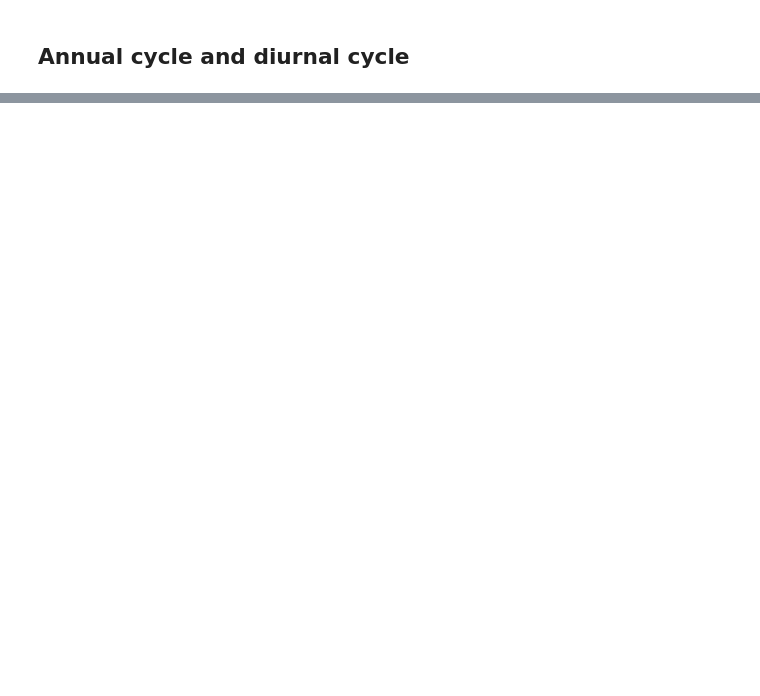
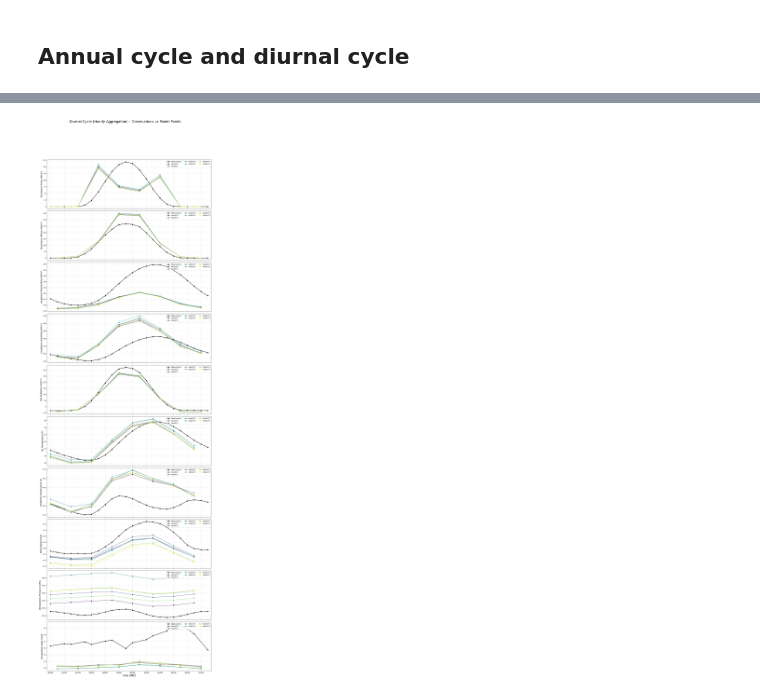
Before and after one commit to JavierDiezSierra/CORDEX_i-Tree-Cool, a Jupyter notebook: observation.ipynb, the cells around one changed output, grey strips where cells are left out. Saved outputs shown, nothing was run; the diff lists cells and outputs as text; code cells hidden in the pictures; blank space fills up the shorter version.

```diff
--- a/observation.ipynb
+++ b/observation.ipynb
@@ -723,0 +342,14 @@ KeyboardInterrupt:
+# %%
+df_final = extract_cordex_series(
+     closest_points=closest_non_urban_points,
+     mapping_mod2obs=mapping_mod2obs,
+     variables_obs=variables_obs,
+     institution=institution,
+     RCM=RCM,
+     ensemble=ensemble,
+     model=model,
+     version=version,
+     start_date=start_date,
+     end_date=end_date,
+     base_path=base_path
+    )
@@ -1024,71 +469,15 @@ Saved: annual_cycle_all_points.png
 # %%
-num_vars = len(daily_cycles)
-# Create figure and subplots
-fig_day, axes_day = plt.subplots(num_vars, 1, figsize=(16, 5 * num_vars), sharex=True)
-
-# Update the plot title to reflect hourly aggregation
-fig_day.suptitle("Diurnal Cycle (Hourly Aggregation) – Observations vs Model Points",
-                 fontsize=22, y=1.02)
-
-# Ensure 'axes_day' is iterable even if only one variable is present
-if num_vars == 1:
-    axes_day = [axes_day]
-
-# Define colors for the model points using a color map
-colors = plt.cm.viridis(np.linspace(0, 1, len(point_ids)))
-
-for i, (name, obs_cycle) in enumerate(daily_cycles.items()):
-    ax = axes_day[i]
-
-    # --- 1. OBS Data Plot ---
-    # Plot observations as a line with markers
-    ax.plot(obs_cycle.index, obs_cycle.values,
-            marker='o', color='black', linewidth=2, label="Observations")
-
-    # --- 2. MODEL Data Plot (Looping through all grid points) ---
-    for j, pid in enumerate(point_ids):
-        # Retrieve the model cycle for the current variable and point ID (pid)
-        # Assumes daily_cycles_mod[variable_name] returns a dict {pid: Series}
-        mod_cycle = daily_cycles_mod[name].get(pid, None)
-
-        if mod_cycle is None:
-            # Skip if no model data is available for this point/variable combination
-            continue
-
-        # --- Interpolation for Smooth Line ---
-        full_hourly_index = pd.Index(range(24), name=mod_cycle.index.name)
-
-        # Reindex the 3-hourly data to the full hourly index and interpolate linearly
-        interpolated_cycle = mod_cycle.reindex(full_hourly_index).interpolate(method='linear')
-
-        # 2. Plot the interpolated (smooth) line without markers
-        ax.plot(interpolated_cycle.index, interpolated_cycle.values,
-                marker='', linestyle='-', linewidth=1.3,
-                color=colors[j],
-                label=f"Model P{pid} (Interpolated)")
-
-        # 3. Plot the actual 3-hourly points (markers only)
-        ax.plot(mod_cycle.index, mod_cycle.values,
-                marker='s', linestyle='', linewidth=0,
-                color=colors[j],
-                alpha=0.7) # Slightly transparent markers
-
-    # Y-axis: Set the variable name and units
-    ax.set_ylabel(f"{name} ({units.get(name, 'Unit')})", fontsize=14)
-    ax.grid(True, linestyle='--', alpha=0.5)
-    ax.legend(fontsize=10, ncol=3)
-
-# --- X-axis formatting (Hours) ---
-# Apply formatting to the last subplot only
-axes_day[-1].set_xticks(range(0, 24, 2)) # Set ticks every 2 hours (0, 2, 4, ..., 22)
-axes_day[-1].set_xticklabels(
-    [str(h) for h in range(0, 24, 2)], # Labels as hour numbers
-    fontsize=12
+plot_diurnal_cycles(
+    daily_cycles=daily_cycles,
+    daily_cycles_mod=daily_cycles_mod,
+    point_ids=point_ids,
+    units=units,
+    plots_dir=plots_dir,
+    institution=institution,
+    RCM=RCM,
+    model=model,
+    version=version,
+    ensemble=ensemble
 )
-axes_day[-1].set_xlabel("Hour (UTC)", fontsize=16)
-ax.set_xlim(-0.5, 23.5) # Ensure x-axis covers the full 0-23 range
-
-plt.tight_layout(rect=[0, 0, 1, 0.96])
-# Save the plot with dynamic naming based on simulation parameters
-plt.savefig(f"diurnal_cycle_interpolated_{institution}_{RCM}_{model}_{version}_{ensemble}.png", dpi=300)
-print(f"Diurnal Cycle Plot saved to: diurnal_cycle_interpolated_{institution}_{RCM}_{model}_{version}_{ensemble}.png")
+# %% [output]
+[figure, added]
```
Also changed, not shown: parts of 26 cells of this notebook, 9 other files.
